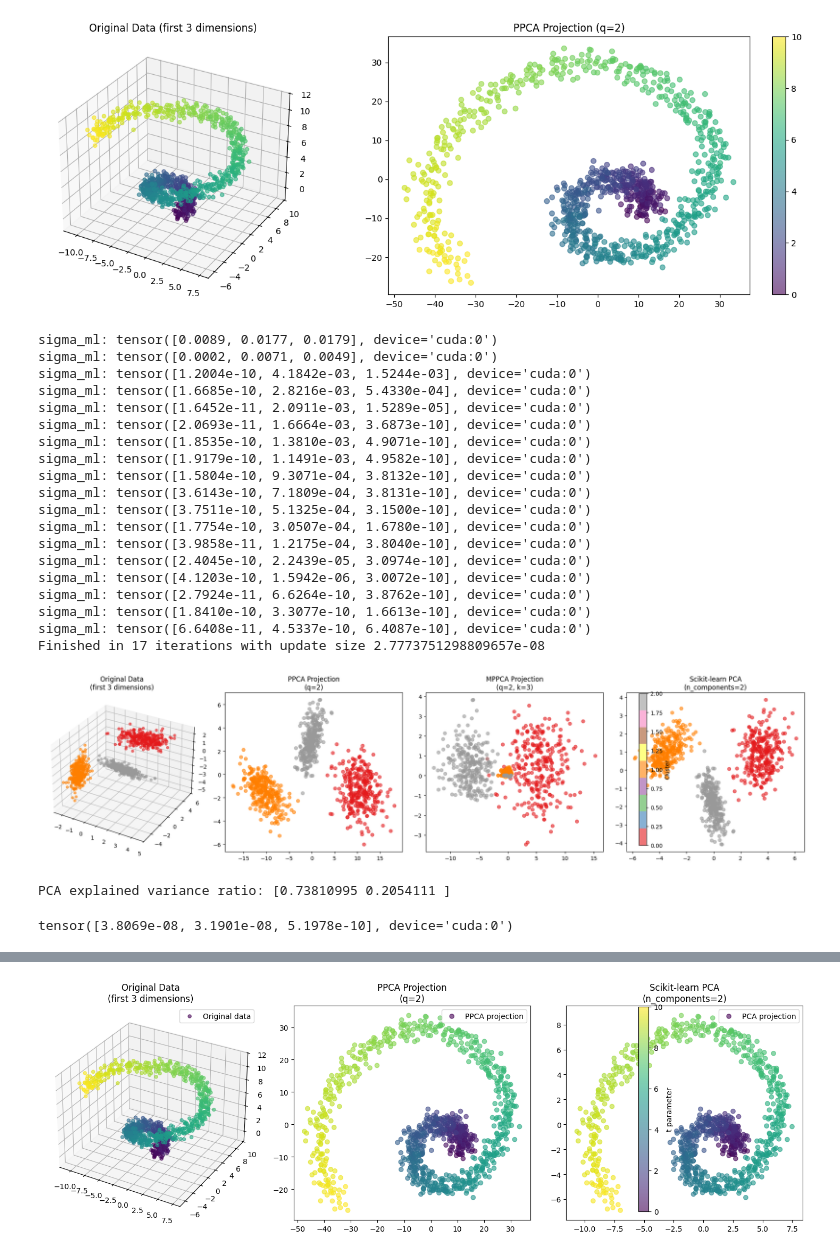
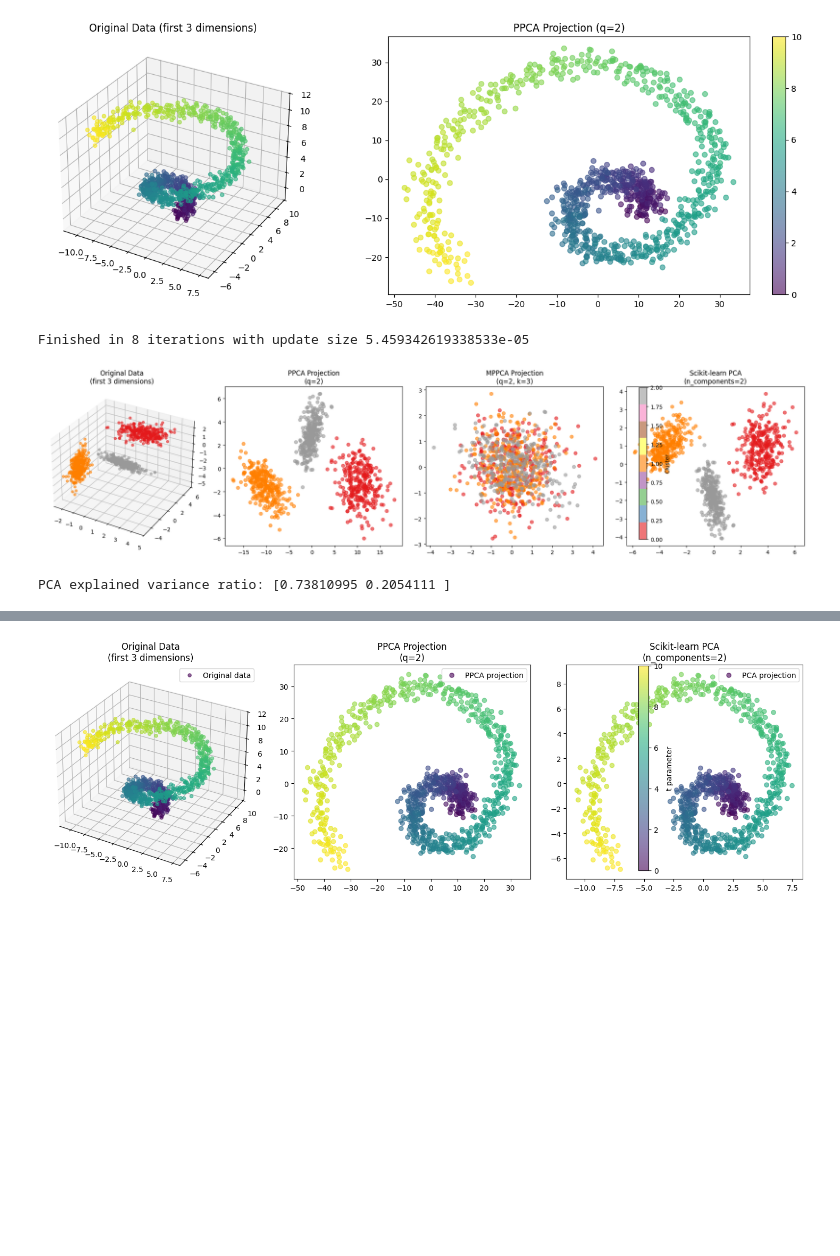
Before and after one commit to Parabrele/PGM, a Jupyter notebook: experiments.ipynb, the cells around one changed output, grey strips where cells are left out. Cells and saved outputs as stored; diff of their text form; code cells hidden in the pictures; blank space fills up the shorter version.

Commit message:
working mppca

```diff
--- a/experiments.ipynb
+++ b/experiments.ipynb
@@ -182,7 +182,7 @@ def test_mppca_visual():
 
     # Run PPCA, MPPCA and PCA
     W_ppca = ppca_closed_form(X, q=2)
-    W_mppca, mu_mppca, sigma_mppca = mppca(X, q=2, k=3)
+    W_mppca, mu_mppca, sigma_mppca, pi = mppca(X, q=2, k=3)
     pca = PCA(n_components=2)
 
     # Project the data
@@ -196,7 +196,7 @@ def test_mppca_visual():
         distances.append(th.sum(diff * diff, dim=1))
     closest_component = th.stack(distances).argmin(dim=0)
 
-    X_mppca = th.zeros_like(X_ppca)
+    X_mppca = th.zeros_like(X_ppca, dtype=th.double)
     for i in range(3):
         mask = (closest_component == i)
         X_centered_mppca = X[mask] - mu_mppca[i].unsqueeze(0)
@@ -216,58 +216,36 @@ def test_mppca_visual():
     # PPCA projection
     ax2 = fig.add_subplot(142)
     scatter2 = ax2.scatter(X_ppca[:, 0].cpu().numpy(), X_ppca[:, 1].cpu().numpy(),
                           c=colors.cpu().numpy(), cmap='Set1', alpha=0.6)
     ax2.set_title('PPCA Projection\n(q=2)')
 
     # MPPCA projection
     ax3 = fig.add_subplot(143)
     scatter3 = ax3.scatter(X_mppca[:, 0].cpu().numpy(), X_mppca[:, 1].cpu().numpy(),
                           c=colors.cpu().numpy(), cmap='Set1', alpha=0.6)
     ax3.set_title('MPPCA Projection\n(q=2, k=3)')
 
     # PCA projection
     ax4 = fig.add_subplot(144)
     scatter4 = ax4.scatter(X_pca[:, 0], X_pca[:, 1],
                           c=colors.cpu().numpy(), cmap='Set1', alpha=0.6)
     ax4.set_title('Scikit-learn PCA\n(n_components=2)')
 
     # Add a single colorbar
     plt.colorbar(scatter1, ax=[ax1, ax2, ax3, ax4], label='Cluster')
 
     plt.tight_layout()
     plt.show()
 
     # Print explained variance ratio for PCA
     print("PCA explained variance ratio:", pca.explained_variance_ratio_)
 
 if __name__ == "__main__":
     test_mppca_visual()
 # %% [output]
-sigma_ml: tensor([0.0089, 0.0177, 0.0179], device='cuda:0')
-sigma_ml: tensor([0.0002, 0.0071, 0.0049], device='cuda:0')
-sigma_ml: tensor([1.2004e-10, 4.1842e-03, 1.5244e-03], device='cuda:0')
-sigma_ml: tensor([1.6685e-10, 2.8216e-03, 5.4330e-04], device='cuda:0')
-sigma_ml: tensor([1.6452e-11, 2.0911e-03, 1.5289e-05], device='cuda:0')
-sigma_ml: tensor([2.0693e-11, 1.6664e-03, 3.6873e-10], device='cuda:0')
-sigma_ml: tensor([1.8535e-10, 1.3810e-03, 4.9071e-10], device='cuda:0')
-sigma_ml: tensor([1.9179e-10, 1.1491e-03, 4.9582e-10], device='cuda:0')
-sigma_ml: tensor([1.5804e-10, 9.3071e-04, 3.8132e-10], device='cuda:0')
-sigma_ml: tensor([3.6143e-10, 7.1809e-04, 3.8131e-10], device='cuda:0')
-sigma_ml: tensor([3.7511e-10, 5.1325e-04, 3.1500e-10], device='cuda:0')
-sigma_ml: tensor([1.7754e-10, 3.0507e-04, 1.6780e-10], device='cuda:0')
-sigma_ml: tensor([3.9858e-11, 1.2175e-04, 3.8040e-10], device='cuda:0')
-sigma_ml: tensor([2.4045e-10, 2.2439e-05, 3.0974e-10], device='cuda:0')
-sigma_ml: tensor([4.1203e-10, 1.5942e-06, 3.0072e-10], device='cuda:0')
-sigma_ml: tensor([2.7924e-11, 6.6264e-10, 3.8762e-10], device='cuda:0')
-sigma_ml: tensor([1.8410e-10, 3.3077e-10, 1.6613e-10], device='cuda:0')
-sigma_ml: tensor([6.6408e-11, 4.5337e-10, 6.4087e-10], device='cuda:0')
-Finished in 17 iterations with update size 2.7773751298809657e-08
+Finished in 8 iterations with update size 5.459342619338533e-05
-[figure, old version]
+[figure, new version]
 PCA explained variance ratio: [0.73810995 0.2054111 ]
-# %%
-sigma_mppca
-# %% [output]
-tensor([3.8069e-08, 3.1901e-08, 5.1978e-10], device='cuda:0')
 # %%
 %load_ext autoreload
 %autoreload 2
```
Also changed, not shown: parts of 9 cells of this notebook, 3 other files.
